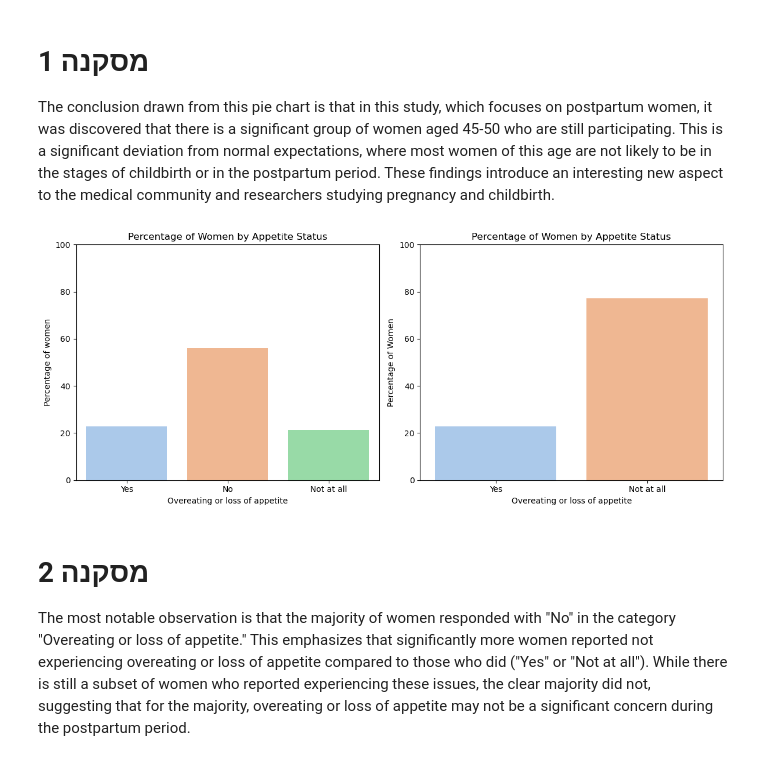
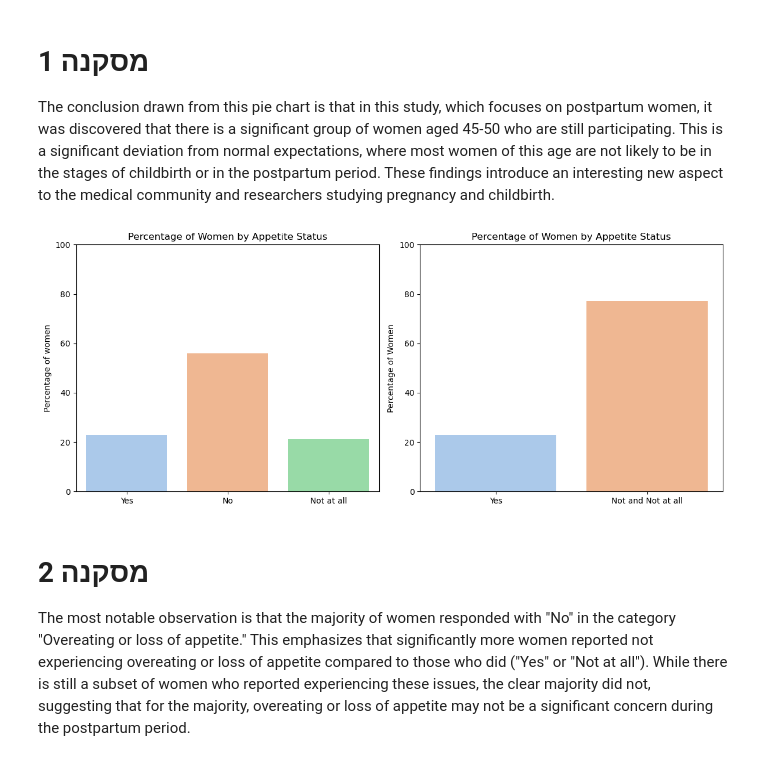
Before and after one commit to sivanhiya/sivanhiya, a Jupyter notebook: projectpostpartum (2) (1).ipynb, the cells around one changed output. Drawn from its saved outputs; the diff is of its cells as text; code cells hidden in the pictures.

```diff
--- a/projectpostpartum (2) (1).ipynb
+++ b/projectpostpartum (2) (1).ipynb
@@ -152,37 +152,39 @@ total_count = postp_df['Overeating or loss of appetite'].count()
 yes_count = postp_df['Overeating or loss of appetite'].value_counts()['Yes']
 
 # חישוב האחוזים עבור הגרף הראשון
 appetite_percentage = postp_df['Overeating or loss of appetite'].value_counts(normalize=True) * 100
 no_percentage = (total_count - yes_count) / total_count * 100
 yes_percentage = yes_count / total_count * 100
 
 # יצירת הגרף השני
 plt.figure(figsize=(12, 5))
 
 # גרף שני - התיאוריה
-plt.subplot(1, 2, 1)
+ax1=plt.subplot(1, 2, 1)
 sns.barplot(x=appetite_percentage.index, y=appetite_percentage.values, order=["Yes", "No", "Not at all"])
 plt.ylim(0, 100)
 plt.xlabel('Overeating or loss of appetite')
 plt.ylabel('Percentage of women')
 plt.title('Percentage of Women by Appetite Status')
+ax1.set_xlabel("")
 
 # חישוב האחוזים עבור הגרף הראשון
 appetite_percentage = postp_df['Overeating or loss of appetite'].value_counts(normalize=True) * 100
 
 # גרף ראשון
-plt.subplot(1, 2, 2)
-sns.barplot(x=['Yes', 'Not at all'], y=[yes_percentage, no_percentage], order=['Yes', 'Not at all'])
+ax2=plt.subplot(1, 2, 2)
+sns.barplot(x=['Yes', 'Not and Not at all'], y=[yes_percentage, no_percentage], order=['Yes', 'Not and Not at all'])
 plt.ylim(0, 100)  # סט גבוה מקסימלי לגרף הימני
 plt.xlabel('Overeating or loss of appetite')
 plt.ylabel('Percentage of Women')
 plt.title('Percentage of Women by Appetite Status')
+ax2.set_xlabel("")
 
 # הצגת הגרפים
 plt.tight_layout()
 plt.show()
 # %% [output]
-[figure, old version]
+[figure, new version]
 # %% [markdown]
 # מסקנה 2
    The most notable observation is that the majority of women responded with "No" in the category "Overeating or loss of appetite."
```
Also changed, not shown: parts of 17 cells of this notebook.
